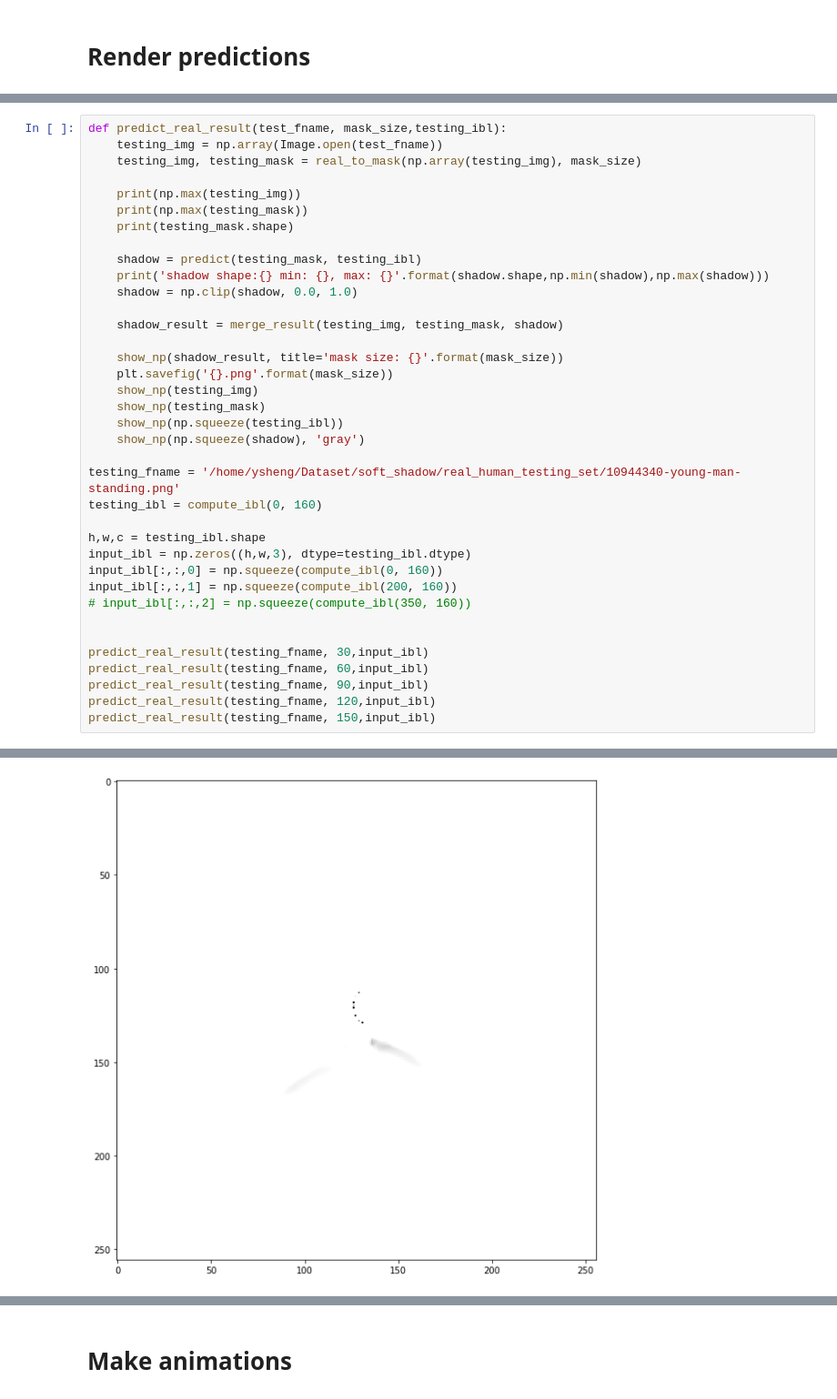
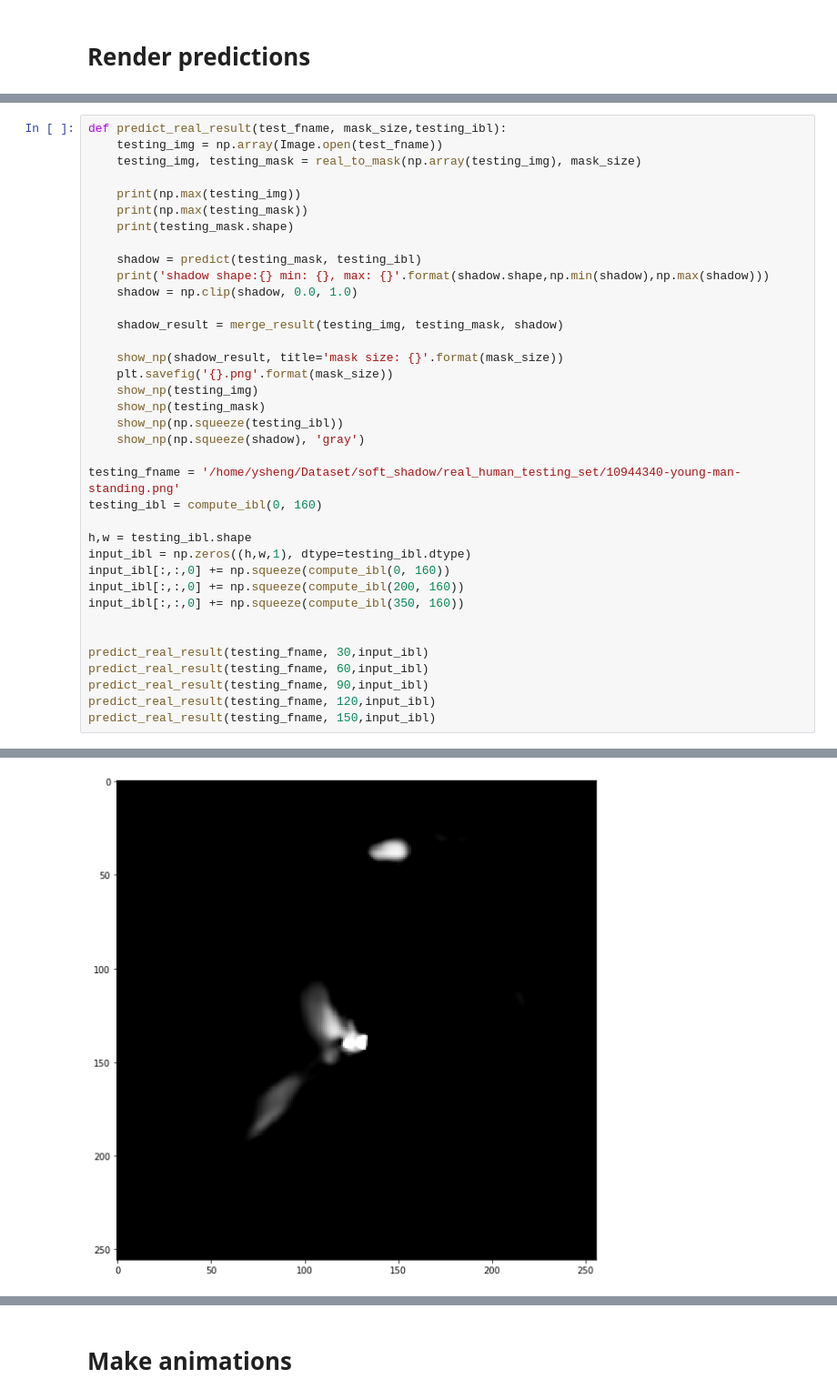
Before and after one commit to ShengCN/soft_shadow, a Jupyter notebook: animation.ipynb, the cells around one changed output, grey strips where cells are left out. Shown at 91% size. Cells and saved outputs as stored; diff of their text form.

```diff
--- a/animation.ipynb
+++ b/animation.ipynb
@@ -154,11 +156,11 @@ def predict_real_result(test_fname, mask_size,testing_ibl):
 testing_fname = '/home/ysheng/Dataset/soft_shadow/real_human_testing_set/10944340-young-man-standing.png'
 testing_ibl = compute_ibl(0, 160)
 
-h,w,c = testing_ibl.shape
-input_ibl = np.zeros((h,w,3), dtype=testing_ibl.dtype)
-input_ibl[:,:,0] = np.squeeze(compute_ibl(0, 160))
-input_ibl[:,:,1] = np.squeeze(compute_ibl(200, 160))
-# input_ibl[:,:,2] = np.squeeze(compute_ibl(350, 160))
+h,w = testing_ibl.shape
+input_ibl = np.zeros((h,w,1), dtype=testing_ibl.dtype)
+input_ibl[:,:,0] += np.squeeze(compute_ibl(0, 160))
+input_ibl[:,:,0] += np.squeeze(compute_ibl(200, 160))
+input_ibl[:,:,0] += np.squeeze(compute_ibl(350, 160))
 
 
 predict_real_result(testing_fname, 30,input_ibl)
@@ -194 +196 @@ shadow shape:(256, 256, 1) min: 8.671768227941357e-07, max: 18.343494415283203
-[figure, old version]
+[figure, new version]
```
Also changed, not shown: parts of 3 cells of this notebook, 11 other files.
